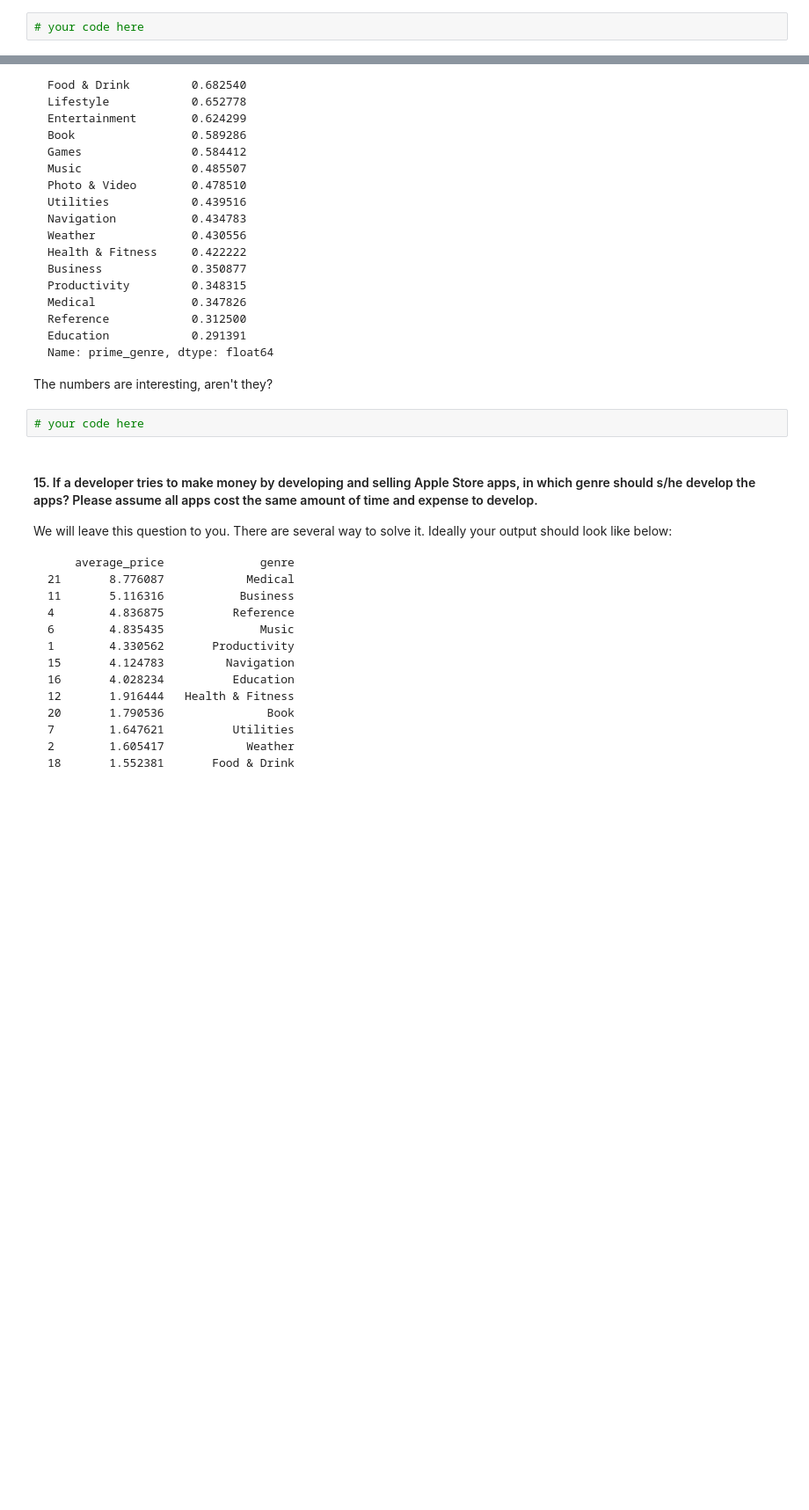
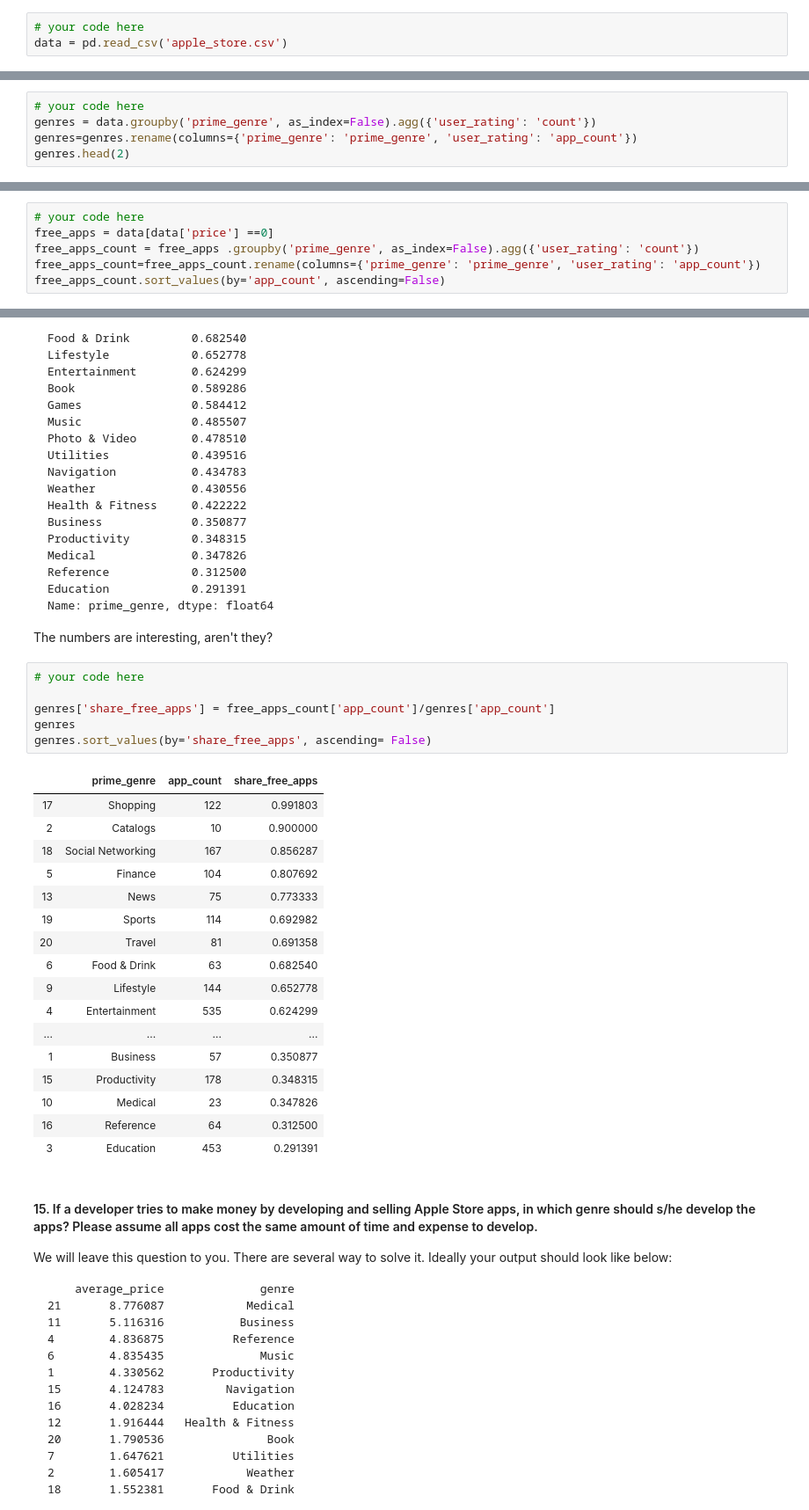
Before and after one commit to ta-data-lis/lab-pandas-deep-dive, a Jupyter notebook: your-code/main.ipynb, the cells around one changed output, grey strips where cells are left out. Shown at 88% size. Cells and saved outputs as stored; diff of their text form; blank space fills up the shorter version.

````diff
--- a/your-code/main.ipynb
+++ b/your-code/main.ipynb
@@ -16,6 +17,7 @@
 Assign the returned value to a variable called `data`.
 # %%
 # your code here
+data = pd.read_csv('apple_store.csv')
 # %% [markdown]
 #### 4. Print the first 5 rows of `data` to see what the data look like.
 
@@ -72,0 +105,5 @@ Define a new variable named `genres` that contains the `prime_genre` column of `
+# %%
+# your code here
+genres = data.groupby('prime_genre', as_index=False).agg({'user_rating': 'count'})
+genres=genres.rename(columns={'prime_genre': 'prime_genre', 'user_rating': 'app_count'})
+genres.head(2)
@@ -122,0 +171,6 @@ Name: prime_genre, dtype: int64
+# %%
+# your code here
+free_apps = data[data['price'] ==0]
+free_apps_count = free_apps .groupby('prime_genre', as_index=False).agg({'user_rating': 'count'})
+free_apps_count=free_apps_count.rename(columns={'prime_genre': 'prime_genre', 'user_rating': 'app_count'})
+free_apps_count.sort_values(by='app_count', ascending=False)
@@ -153,8 +225,30 @@ Name: prime_genre, dtype: float64
 ```
 
 The numbers are interesting, aren't they?
-# %%
-# your code here
+# %%
+# your code here
+
+genres['share_free_apps'] = free_apps_count['app_count']/genres['app_count']
+genres
+genres.sort_values(by='share_free_apps', ascending= False)
+# %% [output]
+|  | prime_genre | app_count | share_free_apps |
+| 17 | Shopping | 122 | 0.991803 |
+| 2 | Catalogs | 10 | 0.900000 |
+| 18 | Social Networking | 167 | 0.856287 |
+| 5 | Finance | 104 | 0.807692 |
+| 13 | News | 75 | 0.773333 |
+| 19 | Sports | 114 | 0.692982 |
+| 20 | Travel | 81 | 0.691358 |
+| 6 | Food & Drink | 63 | 0.682540 |
+| 9 | Lifestyle | 144 | 0.652778 |
+| 4 | Entertainment | 535 | 0.624299 |
+| ... | ... | ... | ... |
+| 1 | Business | 57 | 0.350877 |
+| 15 | Productivity | 178 | 0.348315 |
+| 10 | Medical | 23 | 0.347826 |
+| 16 | Reference | 64 | 0.312500 |
+| 3 | Education | 453 | 0.291391 |
 # %% [markdown]
 #### 15. If a developer tries to make money by developing and selling Apple Store apps, in which genre should s/he develop the apps? Please assume all apps cost the same amount of time and expense to develop.
 
````
Also changed, not shown: parts of 26 cells of this notebook.
